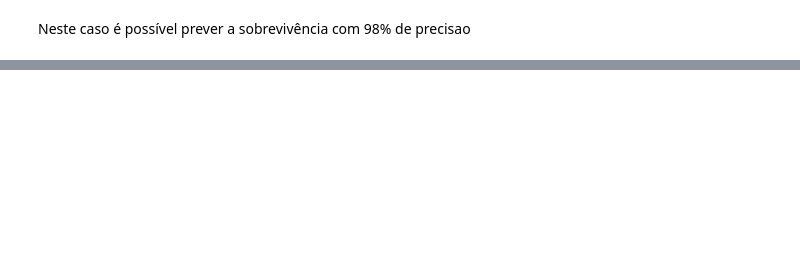
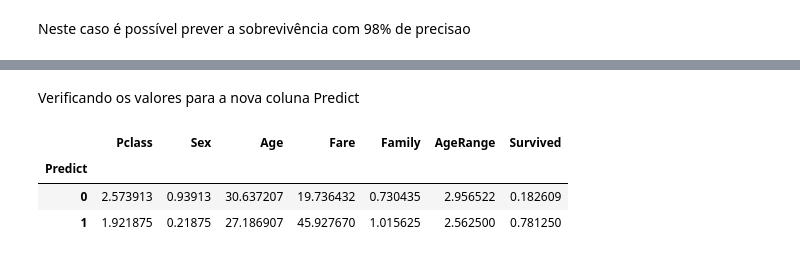
Before and after one commit to liebycardoso/Data_Analysis, a Jupyter notebook: Titanic.ipynb, the cells around one changed output, grey strips where cells are left out. Saved outputs shown, nothing was run; the diff lists cells and outputs as text; code cells hidden in the pictures; blank space fills up the shorter version.

```diff
--- a/Titanic.ipynb
+++ b/Titanic.ipynb
@@ -734,0 +766,9 @@ feat_import
+# %% [markdown]
+Verificando os valores para a nova coluna Predict
+# %%
+predicao_df.groupby(['Predict']).mean()
+# %% [output]
+|  | Pclass | Sex | Age | Fare | Family | AgeRange | Survived |
+| Predict |  |  |  |  |  |  |  |
+| 0 | 2.573913 | 0.93913 | 30.637207 | 19.736432 | 0.730435 | 2.956522 | 0.182609 |
+| 1 | 1.921875 | 0.21875 | 27.186907 | 45.927670 | 1.015625 | 2.562500 | 0.781250 |
```
Also changed, not shown: parts of 31 cells of this notebook.
